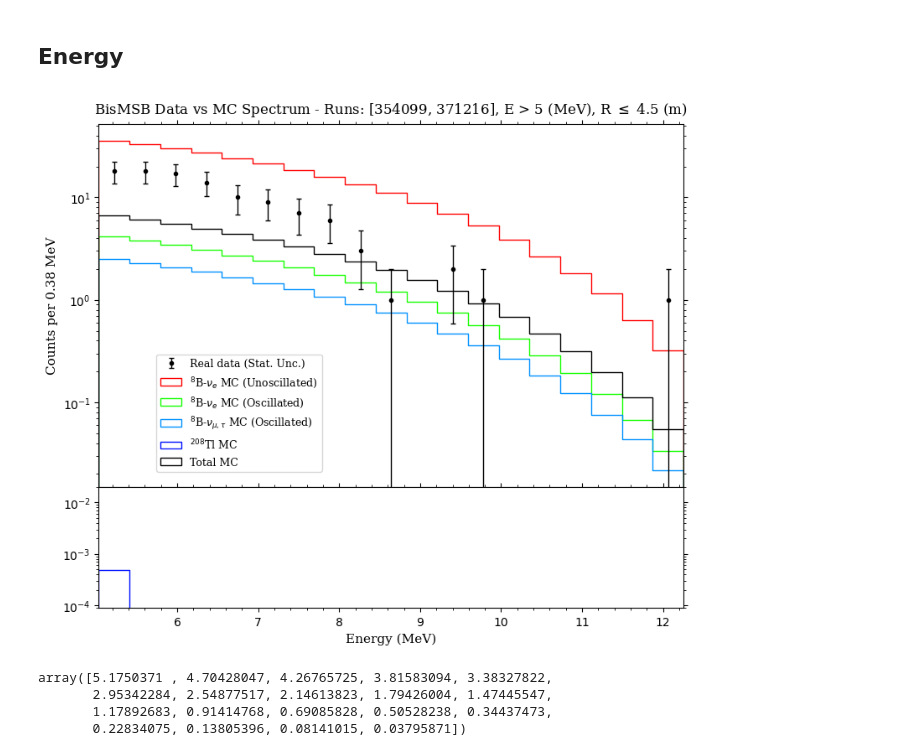
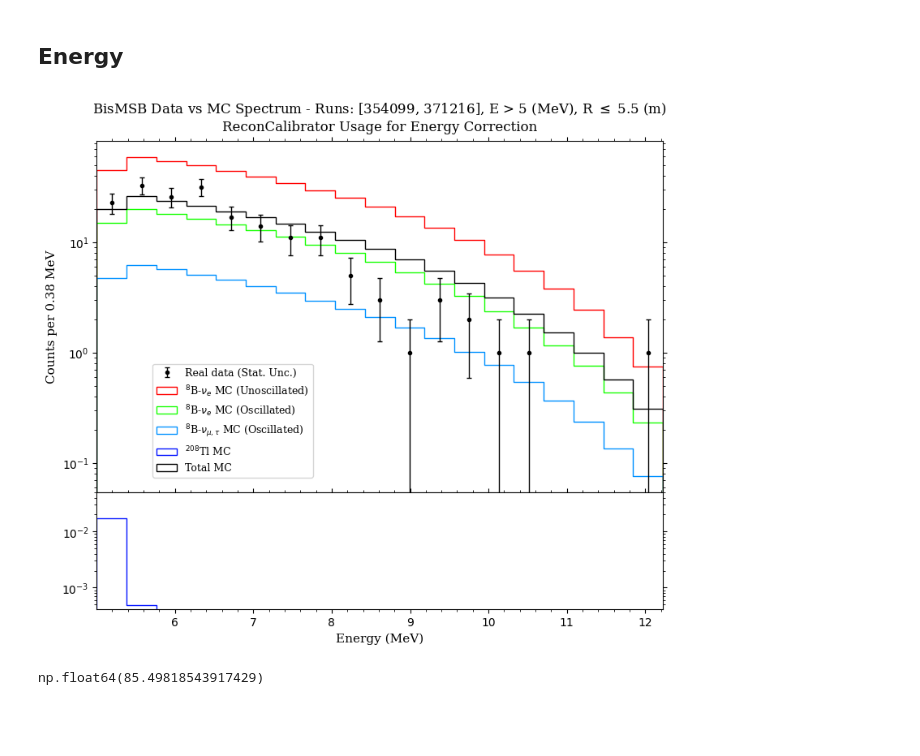
Before and after one commit to joankl/Solar-Neutrinos-Project, a Jupyter notebook: real data analysis/bisMSB/MC vs Data.ipynb, the cells around one changed output. Saved outputs shown, nothing was run; the diff lists cells and outputs as text; code cells hidden in the pictures; blank space fills up the shorter version.

```diff
--- a/real data analysis/bisMSB/MC vs Data.ipynb
+++ b/real data analysis/bisMSB/MC vs Data.ipynb
@@ -70,6 +92,7 @@ cut_condition = (obs_dict_b8_Numu_mc['posr_av'] <= posr_cut)
 # ---- Choose observables ----
 n_init_evs_b8_Numu_mc = obs_dict_b8_Numu_mc['n_init_evs']
 energy_b8_Numu_mc = obs_dict_b8_Numu_mc['energy'][cut_condition]
+energy_corr_b8_Numu_mc = obs_dict_b8_Numu_mc['energy_corrected'][cut_condition]
 Pee_b8_Numu_mc = obs_dict_b8_Numu_mc['Pee'][cut_condition]
 # %% [markdown]
 ### Tl208
@@ -90,5 +113,6 @@ cut_condition = (obs_dict_tl208_mc['posr_av'] <= posr_cut)
 
 # ---- Choose observables ----
 energy_tl208_mc = obs_dict_tl208_mc['energy'][cut_condition]
+energy_corr_tl208_mc = obs_dict_tl208_mc['energy_corrected'][cut_condition]
 n_init_evs_tl208_mc = obs_dict_tl208_mc['n_init_evs']
 # %%
@@ -143,6 +174,7 @@ cut_condition = (obs_dict_data['posr_av'] <= posr_cut)
 
 
 energy_data = obs_dict_data['energy'][cut_condition]
+energy_corr_data = obs_dict_data['energy_corrected'][cut_condition]
 #posr_av = obs_dict['posr_av']
 #posx = obs_dict['posx']
 #posy = obs_dict['posy']
@@ -222,6 +254,11 @@ n_init_evs_b8_Nue = np.sum(n_init_evs_b8_Nue_mc)
 n_final_evs_b8_Nue = len(energy_b8_Nue_mc)
 eff_mc_b8_Nue = n_final_evs_b8_Nue / n_init_evs_b8_Nue
 
+# 8B Nue with Rejection Sampling
+n_init_evs_b8_osc_Nue_rs = np.sum(n_init_evs_b8_Nue_mc_osc_rs)
+n_final_evs_b8_osc_Nue_rs = len(energy_b8_Nue_mc_osc_rs)
+eff_mc_b8_osc_Nue_rs = n_final_evs_b8_osc_Nue_rs / n_init_evs_b8_osc_Nue_rs
+
 # 8B Numu
 n_init_evs_b8_Numu = np.sum(n_init_evs_b8_Numu_mc)
 n_final_evs_b8_Numu = len(energy_b8_Numu_mc)
@@ -235,12 +272,14 @@ eff_mc_tl208 = n_final_evs_tl208 / n_init_evs_tl208
 # ------ Nº of expected events within Lifetime and cuts ------
 N_scaled_mc_b8_unosc_Nue = dataset_lf_time * N_b8_unosc_Nue_per_day * eff_mc_b8_Nue
 N_scaled_mc_b8_osc_Nue = dataset_lf_time * N_b8_osc_Nue_per_day * eff_mc_b8_Nue
+N_scaled_mc_b8_osc_Nue_rs = dataset_lf_time * N_b8_osc_Nue_per_day * eff_mc_b8_osc_Nue_rs
 N_scaled_mc_b8_Numu = dataset_lf_time * N_b8_Numu_per_day * eff_mc_b8_Numu
 N_scaled_mc_tl208 = dataset_lf_time * N_tl208_per_day * eff_mc_tl208
 
 # ------ Scaling factors: weight to mc histograms ------
 scaling_mc_b8_unosc_Nue = N_scaled_mc_b8_unosc_Nue/n_final_evs_b8_Nue
 scaling_mc_b8_osc_Nue = N_scaled_mc_b8_osc_Nue/n_final_evs_b8_Nue
+scaling_mc_b8_osc_Nue_rs = N_scaled_mc_b8_osc_Nue_rs/n_final_evs_b8_osc_Nue_rs
 scaling_mc_b8_osc_Numu = N_scaled_mc_b8_Numu/n_final_evs_b8_Numu
 scaling_mc_tl208 = N_scaled_mc_tl208/n_final_evs_tl208
 
@@ -248,6 +287,7 @@ scaling_mc_tl208 = N_scaled_mc_tl208/n_final_evs_tl208
 print(F'====== For a Dataset Lifetime = {dataset_lf_time:.2f} days ======')
 print(f'The expected B8 Nue unoscillated events are {N_scaled_mc_b8_unosc_Nue:.3f} with selection efficiency = {eff_mc_b8_Nue}')
 print(f'The expected B8 Nue oscillated events are {N_scaled_mc_b8_osc_Nue:.3f} with selection efficiency = {eff_mc_b8_Nue}')
+print(f'The expected B8 Nue oscillated events (with rejection sampling) are {N_scaled_mc_b8_osc_Nue_rs:.3f} with selection efficiency = {eff_mc_b8_osc_Nue_rs}')
 print(f'The expected B8 Numu events are {N_scaled_mc_b8_Numu:.3f} with selection efficiency = {eff_mc_b8_Numu}')
 print(f'The expected Tl208 events are {N_scaled_mc_tl208} with selection efficiency = {eff_mc_tl208}')
 # %% [output]
@@ -298,13 +339,23 @@ bins_center_energy = (np.array(energy_bins)[:-1] + np.array(energy_bins)[1:])/2
 
 
 # ===============  MC Distribution ===============
-counts_B8_unosc_Nue_mc, _ = np.histogram(energy_b8_Nue_mc, bins = energy_bins, weights = np.ones(len(energy_b8_Nue_mc)) * scaling_mc_b8_unosc_Nue)
-counts_B8_osc_Nue_mc, _ = np.histogram(energy_b8_Nue_mc, bins = energy_bins, weights = Pee_b8_Nue_mc * scaling_mc_b8_osc_Nue)
+counts_B8_unosc_Nue_mc, _ = np.histogram(energy_corr_b8_Nue_mc, bins = energy_bins, weights = np.ones(len(energy_corr_b8_Nue_mc)) * scaling_mc_b8_unosc_Nue)
+#counts_B8_unosc_Nue_mc, _ = np.histogram(energy_b8_Nue_mc, bins = energy_bins, weights = np.ones(len(energy_b8_Nue_mc)) * scaling_mc_b8_unosc_Nue)
 
-counts_B8_unosc_Numu_mc, _ = np.histogram(energy_b8_Numu_mc, bins = energy_bins, weights = np.ones(len(energy_b8_Numu_mc)) * scaling_mc_b8_osc_Numu)
-counts_B8_osc_Numu_mc, _ = np.histogram(energy_b8_Numu_mc, bins = energy_bins, weights = (1 - Pee_b8_Numu_mc) * scaling_mc_b8_osc_Numu)
+counts_B8_osc_Nue_mc, _ = np.histogram(energy_corr_b8_osc_Nue_mc_rs, bins = energy_bins, weights = np.ones(len(energy_corr_b8_osc_Nue_mc_rs))*scaling_mc_b8_osc_Nue_rs)
+#counts_B8_osc_Nue_mc, _ = np.histogram(energy_b8_Nue_mc, bins = energy_bins, weights = Pee_b8_Nue_mc * scaling_mc_b8_osc_Nue)
+#counts_B8_osc_Nue_mc, _ = np.histogram(energy_b8_Nue_mc, bins = energy_bins, weights = np.ones(len(energy_b8_Nue_mc))*scaling_mc_b8_osc_Nue)
+#counts_B8_osc_Nue_mc, _ = np.histogram(energy_b8_Nue_mc, bins = energy_bins, weights = Pee_b8_Nue_mc*scaling_mc_b8_unosc_Nue)
+#counts_B8_osc_Nue_mc, _ = np.histogram(energy_b8_osc_Nue_mc_rs, bins = energy_bins, weights = np.ones(len(energy_b8_osc_Nue_mc_rs))*scaling_mc_b8_osc_Nue_rs)
 
-counts_tl208_mc, _ = np.histogram(energy_tl208_mc, bins = energy_bins, weights = np.ones(len(energy_tl208_mc)) * scaling_mc_tl208)
+#counts_B8_unosc_Numu_mc, _ = np.histogram(energy_b8_Numu_mc, bins = energy_bins, weights = np.ones(len(energy_b8_Numu_mc)) * scaling_mc_b8_osc_Numu)
+
+counts_B8_osc_Numu_mc, _ = np.histogram(energy_corr_b8_Numu_mc, bins = energy_bins, weights = np.ones(len(energy_corr_b8_Numu_mc)) * scaling_mc_b8_osc_Numu)
+#counts_B8_osc_Numu_mc, _ = np.histogram(energy_b8_Numu_mc, bins = energy_bins, weights = np.ones(len(energy_b8_Numu_mc)) * scaling_mc_b8_osc_Numu)
+#counts_B8_osc_Numu_mc, _ = np.histogram(energy_b8_Numu_mc, bins = energy_bins, weights = (1 - Pee_b8_Numu_mc) * scaling_mc_b8_osc_Numu)
+
+counts_tl208_mc, _ = np.histogram(energy_corr_tl208_mc, bins = energy_bins, weights = np.ones(len(energy_corr_tl208_mc)) * scaling_mc_tl208)
+#counts_tl208_mc, _ = np.histogram(energy_tl208_mc, bins = energy_bins, weights = np.ones(len(energy_tl208_mc)) * scaling_mc_tl208)
 
 # ----------- Total MC -----------
 #total_mc_counts = counts_B8_osc_Nue_mc + counts_B8_unosc_Numu_mc + counts_tl208_mc
@@ -312,7 +363,7 @@ total_mc_counts = counts_B8_osc_Nue_mc + counts_B8_osc_Numu_mc + counts_tl208_mc
 
 # =============== Real Data Distribution Points ===============
 
-energy_counts, edges = np.histogram(energy_data, bins = energy_bins)
+energy_counts, edges = np.histogram(energy_corr_data, bins = energy_bins)
 bins_center_energy = (edges[:-1] + edges[1:])/2
 error_bars = np.sqrt(energy_counts)
 
@@ -335,19 +386,31 @@ ax_top.errorbar(bins_center_energy_real_data, energy_counts,
             elinewidth=1, capsize=2)
 
 # MC components
-sn.histplot(x=energy_b8_Nue_mc, bins=energy_bins, weights=np.ones(len(energy_b8_Nue_mc))*scaling_mc_b8_unosc_Nue,
+sn.histplot(x=energy_corr_b8_Nue_mc, bins=energy_bins, weights=np.ones(len(energy_corr_b8_Nue_mc))*scaling_mc_b8_unosc_Nue,
             element='step', alpha=0, ax=ax_top, label=r'$^8$B-$\nu_e$ MC (Unoscillated)', color = '#ff0000')
 
-sn.histplot(x=energy_b8_Nue_mc, bins=energy_bins, weights=Pee_b8_Nue_mc*scaling_mc_b8_osc_Nue,
+#sn.histplot(x=energy_b8_Nue_mc, bins=energy_bins, weights=Pee_b8_Nue_mc*scaling_mc_b8_osc_Nue,
+#            element='step', alpha=0, ax=ax_top, label=r'$^8$B-$\nu_e$ MC (Oscillated)', color = '#15ff00')
+
+#sn.histplot(x=energy_b8_Nue_mc, bins=energy_bins, weights =  np.ones(len(energy_b8_Nue_mc))*scaling_mc_b8_osc_Nue,
+#            element='step', alpha=0, ax=ax_top, label=r'$^8$B-$\nu_e$ MC (Oscillated)', color = '#15ff00')
+
+sn.histplot(x=energy_corr_b8_osc_Nue_mc_rs, bins=energy_bins, weights =  np.ones(len(energy_corr_b8_osc_Nue_mc_rs))*scaling_mc_b8_osc_Nue_rs,
             element='step', alpha=0, ax=ax_top, label=r'$^8$B-$\nu_e$ MC (Oscillated)', color = '#15ff00')
+
+#sn.histplot(x=energy_b8_Nue_mc, bins=energy_bins, weights =  Pee_b8_Nue_mc*scaling_mc_b8_unosc_Nue,
+#            element='step', alpha=0, ax=ax_top, label=r'$^8$B-$\nu_e$ MC (Oscillated)', color = '#15ff00')
 
 #sn.histplot(x=energy_b8_Numu_mc, bins=energy_bins, weights=np.ones(len(energy_b8_Numu_mc))*scaling_mc_b8_osc_Numu,
 #            element='step', alpha=0, ax=ax_top, label=r'$^8$B-$\nu_{\mu,\tau}$ MC (Unoscillated)', color = '#ff00e6')
 
-sn.histplot(x=energy_b8_Numu_mc, bins=energy_bins, weights=(1 - Pee_b8_Numu_mc)*scaling_mc_b8_osc_Numu,
+sn.histplot(x=energy_corr_b8_Numu_mc, bins=energy_bins, weights=np.ones(len(energy_corr_b8_Numu_mc))*scaling_mc_b8_osc_Numu,
             element='step', alpha=0, ax=ax_top, label=r'$^8$B-$\nu_{\mu,\tau}$ MC (Oscillated)', color = '#0091ff')
 
-sn.histplot(x=energy_tl208_mc, bins=energy_bins, weights=np.ones(len(energy_tl208_mc))*scaling_mc_tl208,
+#sn.histplot(x=energy_b8_Numu_mc, bins=energy_bins, weights=(1 - Pee_b8_Numu_mc)*scaling_mc_b8_osc_Numu,
+#            element='step', alpha=0, ax=ax_top, label=r'$^8$B-$\nu_{\mu,\tau}$ MC (Oscillated)', color = '#0091ff')
+
+sn.histplot(x=energy_corr_tl208_mc, bins=energy_bins, weights=np.ones(len(energy_corr_tl208_mc))*scaling_mc_tl208,
             element='step', alpha=0, ax=ax_bot, label=r'$^{208}$Tl MC', color = '#0011ff')
 
 #ax_top.hist(bins_center_energy, bins=energy_bins, weights = counts_B8_Nue_mc,
@@ -368,46 +431,43 @@ set_ticks(ax_bot)
 
 #axis limits
 ax_top.set_xlim(edges[0], edges[-1])
-ax_bot.set_ylim(0, 2e-2)
+ax_bot.set_ylim(0, 5e-2)
 
 # --------- Titles ---------
 
 ax_bot.set_xlabel('Energy (MeV)', fontdict = font_style_axis)
 ax_top.set_ylabel(f'Counts per {binwidth} MeV', fontdict = font_style_axis)
 ax_bot.set_ylabel('')
 
 # ---- Build a single legend combining both axes ----
 #Order to appear the Legends
 order = ['Real data (Stat. Unc.)',
          r'$^8$B-$\nu_e$ MC (Unoscillated)',
          r'$^8$B-$\nu_e$ MC (Oscillated)',
          #r'$^8$B-$\nu_{\mu,\tau}$ MC (Unoscillated)',
          r'$^8$B-$\nu_{\mu,\tau}$ MC (Oscillated)',
          r'$^{208}$Tl MC',
          'Total MC'
          ]
 
 handles_top, labels_top = ax_top.get_legend_handles_labels()
 handles_bot, labels_bot = ax_bot.get_legend_handles_labels()
 
 handles = handles_top + handles_bot
 labels  = labels_top  + labels_bot
 
 label_to_handle = dict(zip(labels, handles))
 ordered_handles = [label_to_handle[l] for l in order]
 
 ax_top.legend(ordered_handles, order, bbox_to_anchor=(0.24, 0.38), prop = font_prop)
 # ------------------ end of common legends-------------------
 
-ax_top.set_title(fr'BisMSB Data vs MC Spectrum - Runs: [354099, 371216], E > 5 (MeV), R $\leq$ {posr_cut*10**(-3)} (m)', fontdict = font_style_title, y = 1.01)
+ax_top.set_title(fr'BisMSB Data vs MC Spectrum - Runs: [354099, 371216], E > 5 (MeV), R $\leq$ {posr_cut*10**(-3)} (m)' + '\n' + 'ReconCalibrator Usage for Energy Correction', fontdict = font_style_title, y = 1.01)
 
 plt.show()
 # %% [output]
-[figure, old version]
+[figure, new version]
-# %%
-counts_B8_unosc_Numu_mc
-# %% [output]
-array([5.1750371 , 4.70428047, 4.26765725, 3.81583094, 3.38327822,
-       2.95342284, 2.54877517, 2.14613823, 1.79426004, 1.47445547,
-       1.17892683, 0.91414768, 0.69085828, 0.50528238, 0.34437473,
-       0.22834075, 0.13805396, 0.08141015, 0.03795871])
+# %%
+np.sum(counts_B8_osc_Nue_mc)
+# %% [output]
+np.float64(85.49818543917429)
```
Also changed, not shown: parts of 11 cells of this notebook.
